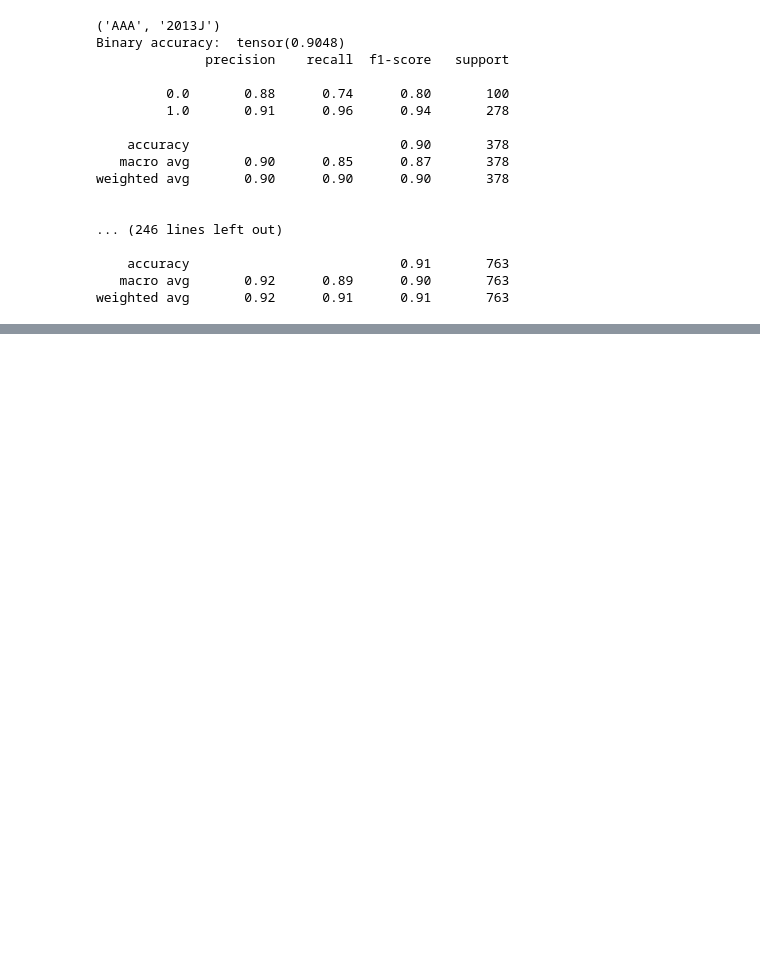
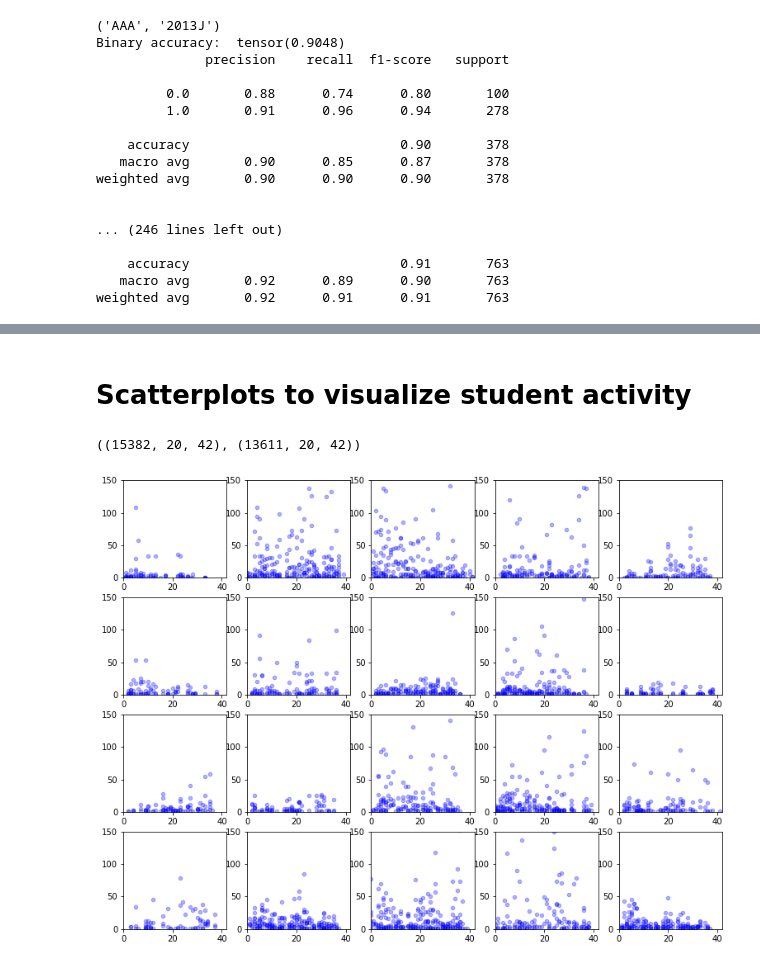
Before and after one commit to olagrasli/DataMiningProject, a Jupyter notebook: data_statistics/LOOP_nn.ipynb, the cells around one changed output, grey strips where cells are left out. Saved outputs shown, nothing was run; the diff lists cells and outputs as text; code cells hidden in the pictures; blank space fills up the shorter version.

Commit message:
Scatter plots

```diff
--- a/data_statistics/LOOP_nn.ipynb
+++ b/data_statistics/LOOP_nn.ipynb
@@ -371,0 +585,2 @@ weighted avg       0.92      0.91      0.91       763
+# %% [markdown]
+# Scatterplots to visualize student activity
@@ -371,0 +589,34 @@ weighted avg       0.92      0.91      0.91       763
+# %%
+# pass / fail students
+X[y==1].shape, X[y==0].shape
+# %% [output]
+((15382, 20, 42), (13611, 20, 42))
+# %%
+random_indicies_passes = random.sample(range(X[y==1].shape[0]), 20)
+random_indicies_passes = torch.tensor(random_indicies_passes)
+
+random_indicies_fails = random.sample(range(X[y==0].shape[0]), 20)
+random_indicies_fails = torch.tensor(random_indicies_fails)
+# %%
+random_passes = X[y==1][random_indicies_passes]
+random_fails = X[y==0][random_indicies_fails]
+# %%
+# plot activity for fail students
+fig, axes = plt.subplots(4, 5, figsize=(13,10))
+for j, random_pass in enumerate(random_passes):
+    # plot
+    sub_row = int(j/5)
+    sub_col = j % 5
+    axes[sub_row, sub_col].axis([0, 42, 0, 150])
+
+    for resource_clicks in random_pass:
+        weeks, click_weeks = [], []
+        # extract only the weeks with actual activity
+        for i, resource_click in enumerate(resource_clicks):
+            if(resource_click != 0):
+                weeks.append(i)
+                click_weeks.append(resource_click)
+        axes[sub_row, sub_col].scatter(weeks, click_weeks, c='b', s=20, alpha=0.3)
+plt.show()
+# %% [output]
+[figure, added]
```
Also changed, not shown: parts of 22 cells of this notebook.
